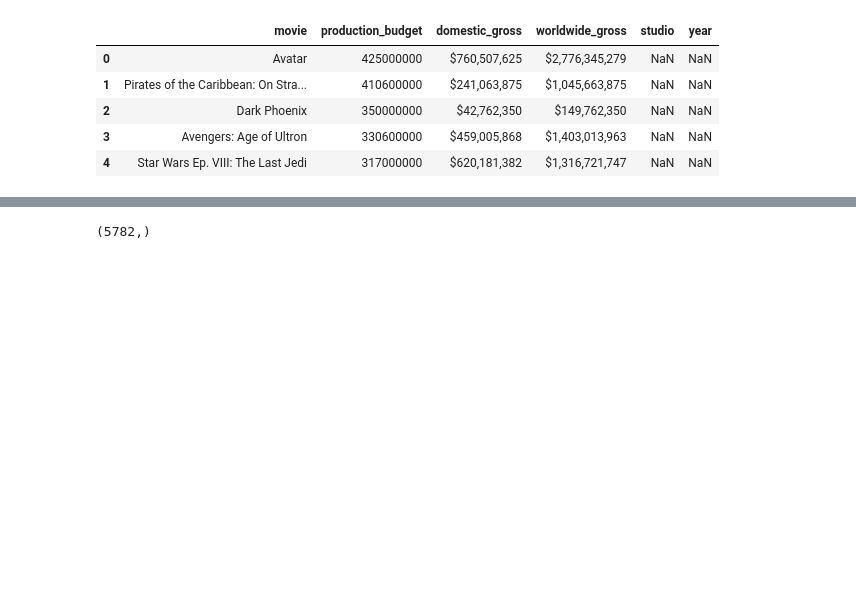
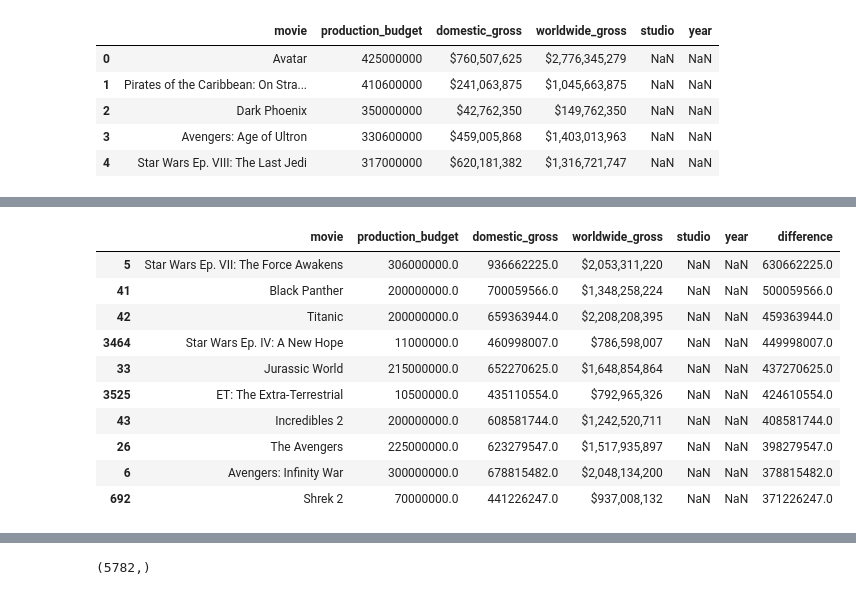
Before and after one commit to Wendy0001/EndofP1, a Jupyter notebook: NotebookP2.ipynb, the cells around one changed output, grey strips where cells are left out. Saved outputs shown, nothing was run; the diff lists cells and outputs as text; code cells hidden in the pictures; blank space fills up the shorter version.

```diff
--- a/NotebookP2.ipynb
+++ b/NotebookP2.ipynb
@@ -473,7 +451,6 @@ df.head(5)
 | 4 | Star Wars Ep. VIII: The Last Jedi | 317000000 | $620,181,382 | $1,316,721,747 | NaN | NaN |
 # %%
 #i want to get a new column
-
-
-# turn my string to numeric
-df['domestic_gross'] = pd.to_numeric(df['domestic_gross'])
+df['domestic_gross'] = df['domestic_gross'].str.replace(',', '')
+df['domestic_gross'] = df['domestic_gross'].str.replace('$', '')
+df['domestic_gross'] = df['domestic_gross'].str.replace('.', '')
@@ -520,0 +466,24 @@ Name: production_budget, Length: 5782, dtype: object
+# %%
+# turn my string to numeric
+df['domestic_gross'] = pd.to_numeric(df['domestic_gross'], errors='coerce')
+df['production_budget'] = pd.to_numeric(df['production_budget'], errors='coerce')
+
+#get the difference
+df['difference'] = df['domestic_gross'] - df['production_budget']
+
+#select only the top 10 result
+top_10 = df.nlargest(10, 'difference')
+# %%
+top_10
+# %% [output]
+|  | movie | production_budget | domestic_gross | worldwide_gross | studio | year | difference |
+| 5 | Star Wars Ep. VII: The Force Awakens | 306000000.0 | 936662225.0 | $2,053,311,220 | NaN | NaN | 630662225.0 |
+| 41 | Black Panther | 200000000.0 | 700059566.0 | $1,348,258,224 | NaN | NaN | 500059566.0 |
+| 42 | Titanic | 200000000.0 | 659363944.0 | $2,208,208,395 | NaN | NaN | 459363944.0 |
+| 3464 | Star Wars Ep. IV: A New Hope | 11000000.0 | 460998007.0 | $786,598,007 | NaN | NaN | 449998007.0 |
+| 33 | Jurassic World | 215000000.0 | 652270625.0 | $1,648,854,864 | NaN | NaN | 437270625.0 |
+| 3525 | ET: The Extra-Terrestrial | 10500000.0 | 435110554.0 | $792,965,326 | NaN | NaN | 424610554.0 |
+| 43 | Incredibles 2 | 200000000.0 | 608581744.0 | $1,242,520,711 | NaN | NaN | 408581744.0 |
+| 26 | The Avengers | 225000000.0 | 623279547.0 | $1,517,935,897 | NaN | NaN | 398279547.0 |
+| 6 | Avengers: Infinity War | 300000000.0 | 678815482.0 | $2,048,134,200 | NaN | NaN | 378815482.0 |
+| 692 | Shrek 2 | 70000000.0 | 441226247.0 | $937,008,132 | NaN | NaN | 371226247.0 |
```
Also changed, not shown: parts of 11 cells of this notebook.
